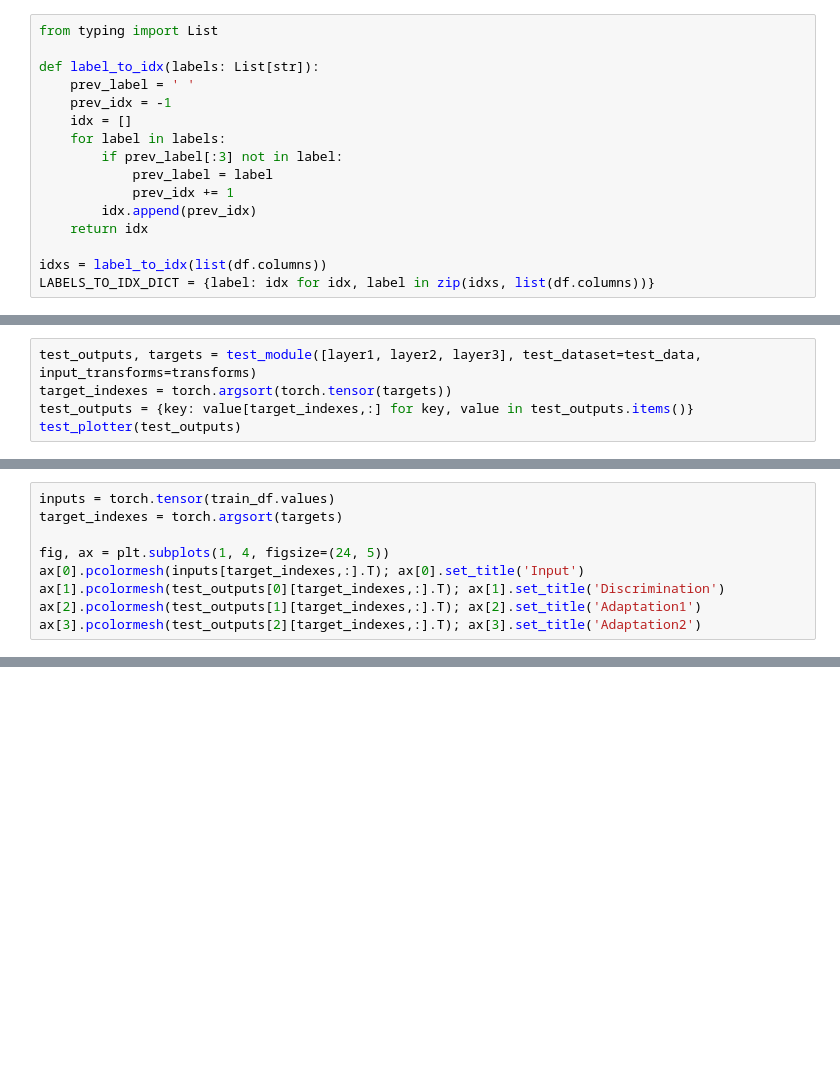
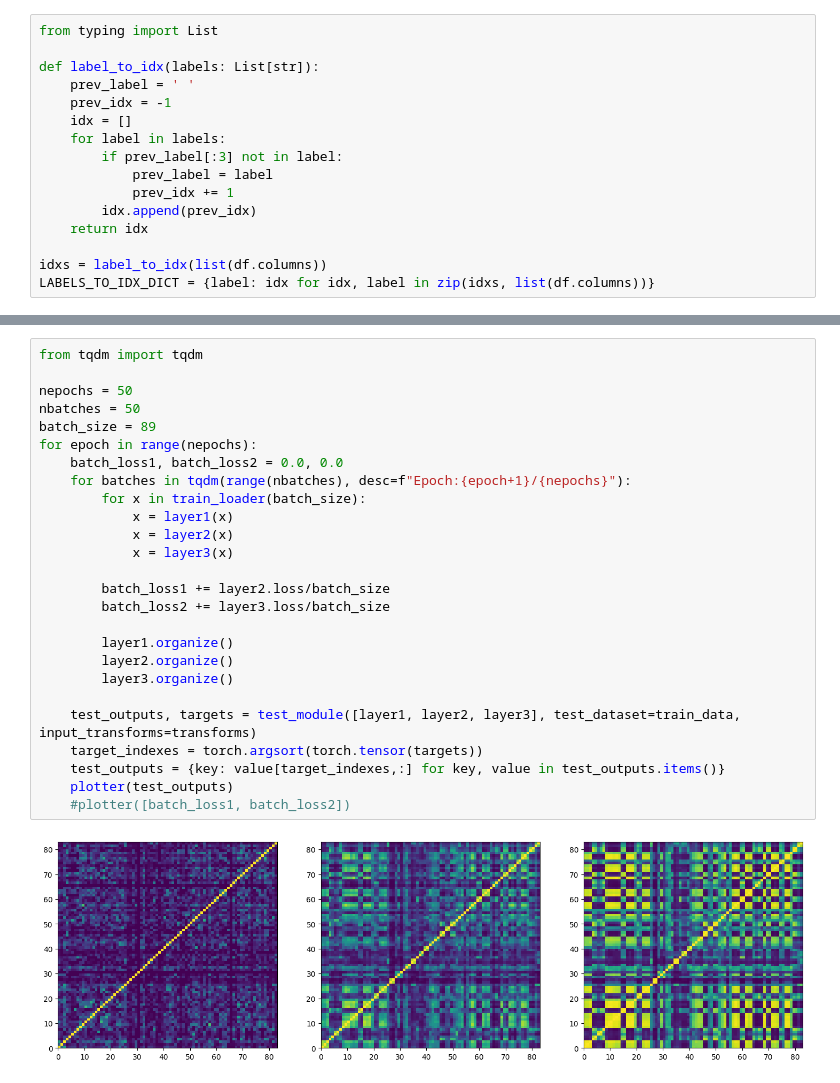
Before and after one commit to wormLove/DCNet, a Jupyter notebook: OdorAnalysis.ipynb, the cells around one changed output, grey strips where cells are left out. Saved outputs shown, nothing was run; the diff lists cells and outputs as text; blank space fills up the shorter version.

```diff
--- a/OdorAnalysis.ipynb
+++ b/OdorAnalysis.ipynb
@@ -132,5 +42,0 @@ tensor([ 0,  0,  1,  1,  2,  2,  3,  3,  4,  4,  4,  5,  5,  5,  6,  7,  7,  8,
-# %%
-test_outputs, targets = test_module([layer1, layer2, layer3], test_dataset=test_data, input_transforms=transforms)
-target_indexes = torch.argsort(torch.tensor(targets))
-test_outputs = {key: value[target_indexes,:] for key, value in test_outputs.items()}
-test_plotter(test_outputs)
@@ -143,9 +42,0 @@ tensor([ 7, 20, 21, 52, 54, 54, 55, 57, 58, 58])
-# %%
-inputs = torch.tensor(train_df.values)
-target_indexes = torch.argsort(targets)
-
-fig, ax = plt.subplots(1, 4, figsize=(24, 5))
-ax[0].pcolormesh(inputs[target_indexes,:].T); ax[0].set_title('Input')
-ax[1].pcolormesh(test_outputs[0][target_indexes,:].T); ax[1].set_title('Discrimination')
-ax[2].pcolormesh(test_outputs[1][target_indexes,:].T); ax[2].set_title('Adaptation1')
-ax[3].pcolormesh(test_outputs[2][target_indexes,:].T); ax[3].set_title('Adaptation2')
@@ -204,0 +93,28 @@ plt.savefig(f"NoiseCorruption{100*noise_level:0.0f}")
+# %%
+from tqdm import tqdm
+
+nepochs = 50
+nbatches = 50
+batch_size = 89
+for epoch in range(nepochs):
+    batch_loss1, batch_loss2 = 0.0, 0.0
+    for batches in tqdm(range(nbatches), desc=f"Epoch:{epoch+1}/{nepochs}"):
+        for x in train_loader(batch_size):
+            x = layer1(x)
+            x = layer2(x)
+            x = layer3(x)
+
+        batch_loss1 += layer2.loss/batch_size
+        batch_loss2 += layer3.loss/batch_size
+
+        layer1.organize()
+        layer2.organize()
+        layer3.organize()
+
+    test_outputs, targets = test_module([layer1, layer2, layer3], test_dataset=train_data, input_transforms=transforms)
+    target_indexes = torch.argsort(torch.tensor(targets))
+    test_outputs = {key: value[target_indexes,:] for key, value in test_outputs.items()}
+    plotter(test_outputs)
+    #plotter([batch_loss1, batch_loss2])
+# %% [output]
+[figure, added]
```
Also changed, not shown: parts of 38 cells of this notebook, 1 other file.
